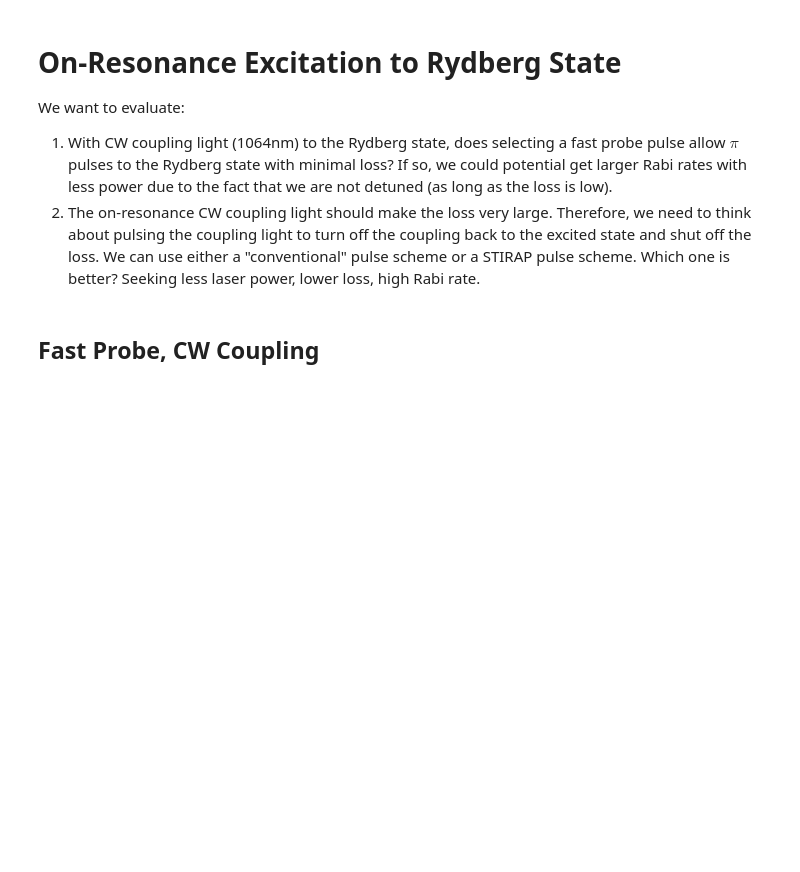
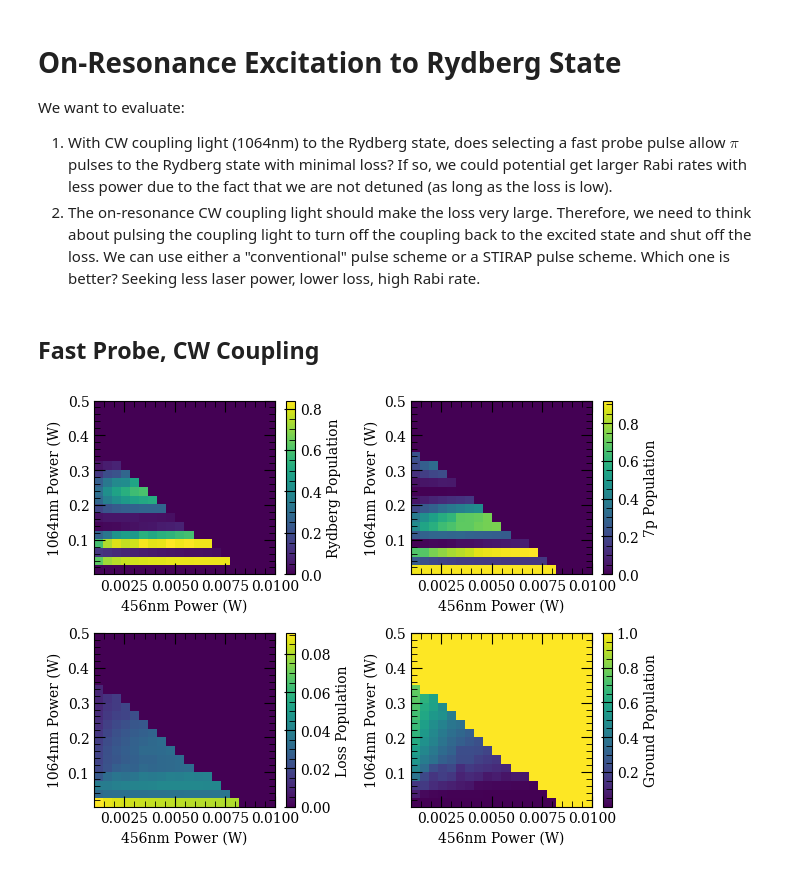
Before and after one commit to npeard/mmwave-calcs, a Jupyter notebook: notebooks/RydbergSTIRAP.ipynb, the cells around one changed output. Drawn from its saved outputs; the diff is of its cells as text; code cells hidden in the pictures; blank space fills up the shorter version.

```diff
--- a/notebooks/RydbergSTIRAP.ipynb
+++ b/notebooks/RydbergSTIRAP.ipynb
@@ -23,8 +23,9 @@ We want to evaluate:
 # %% [markdown]
 ## Fast Probe, CW Coupling
 # %%
-coupling_powers = np.linspace(0.1, 2, 25)
-detunings = [0]
-probe_peak_power = 1e-3
-rydnamics.plot_lindblad_fast_probe(coupling_powers=coupling_powers, detunings=detunings,
-									   probe_peak_power=probe_peak_power, duration=50e-9)
+coupling_powers = np.linspace(0.001, 0.5, 20)
+probe_peak_power = np.linspace(0.001, 0.01, 20)
+rydnamics.plot_lindblad_fast_probe(coupling_powers=coupling_powers,
+									   probe_peak_power=probe_peak_power)
+# %% [output]
+[figure, added]
```
Also changed, not shown: parts of 4 cells of this notebook, 4 other files.
